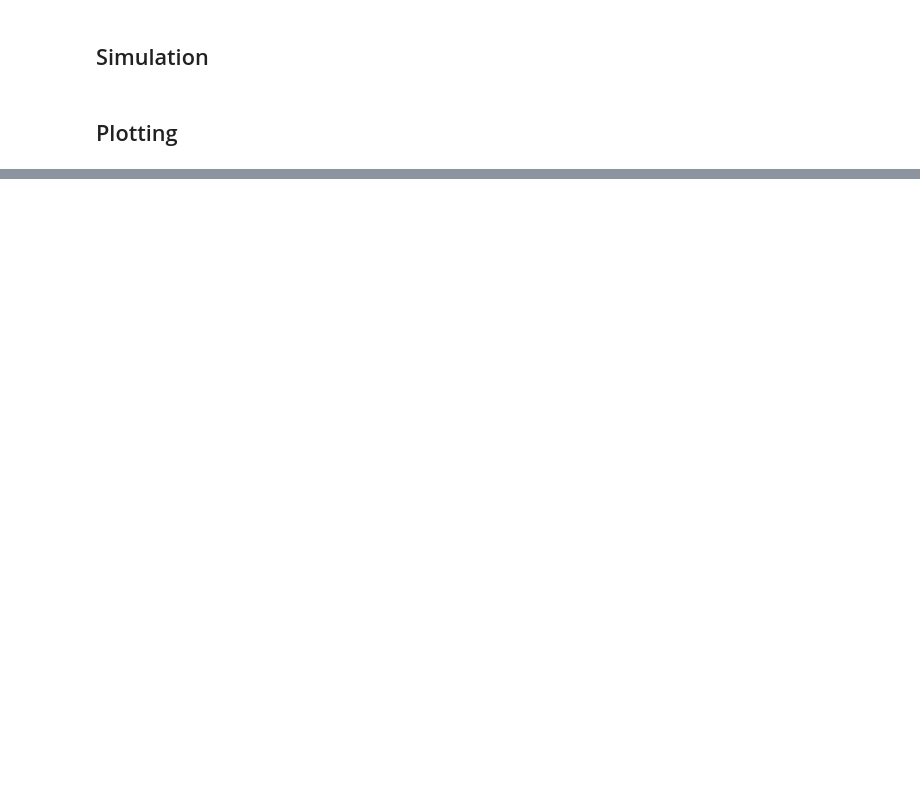
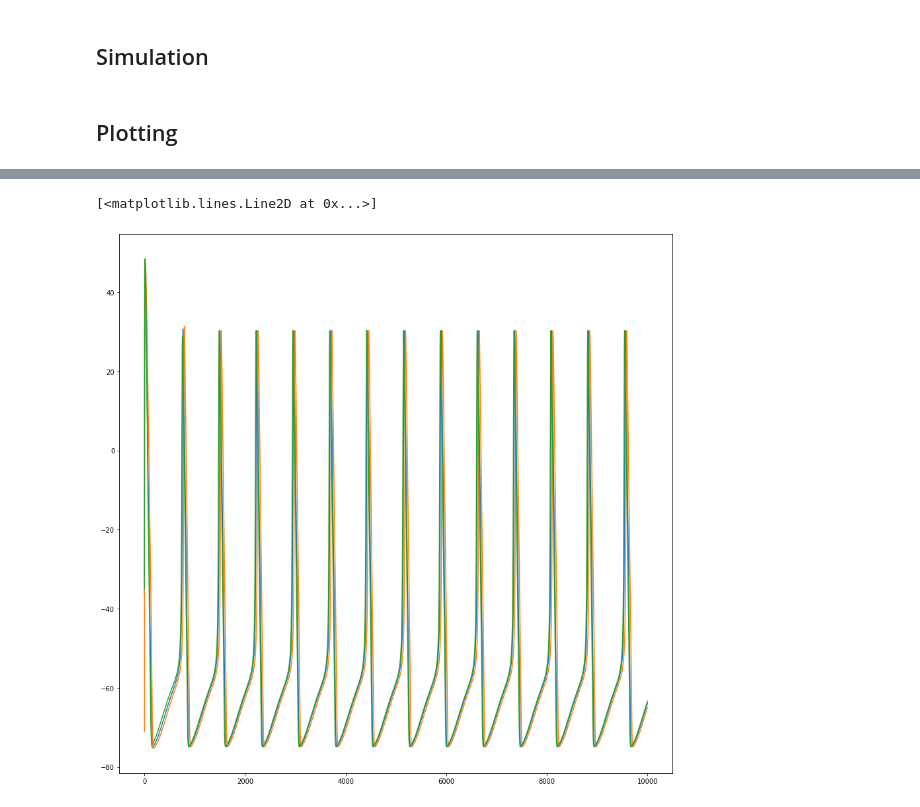
Before and after one commit to ndettmer/neuronal_synchrony_replication, a Jupyter notebook: NoNest.ipynb, the cells around one changed output, grey strips where cells are left out. Cells and saved outputs as stored; diff of their text form; code cells hidden in the pictures; blank space fills up the shorter version.

```diff
--- a/NoNest.ipynb
+++ b/NoNest.ipynb
@@ -189,0 +234,38 @@ Text(0.5, 1.0, 'N')
+# %%
+for j, neuron in enumerate(neurons):
+
+    for i in range(1, t.size):
+
+        sum_spikes = sum_over_spikes(t[i], t_spike, tau_l, V[i,j], E_syn, old_I, j)
+        I_syn = I_syn_calc(N, sum_spikes)
+        old_I = I_syn_calc(N, sum_spikes)
+
+        # intermediate
+        m_i = m[i - 1,j] + step_size * neuron.dm(V[i - 1,j], m[i - 1,j])
+        h_i = h[i - 1,j] + step_size * neuron.dh(V[i - 1,j], h[i - 1,j])
+        n_i = n[i - 1,j] + step_size * neuron.dn(V[i - 1,j], n[i - 1,j])
+        V_i = V[i - 1,j] + step_size * neuron.dV(V[i - 1,j], m[i-1,j], h[i-1,j], n[i-1,j])
+
+        # heun
+        m[i,j] = m[i - 1,j] + (step_size / 2.) * (neuron.dm(V[i - 1,j], m[i - 1,j]) + neuron.dm(V_i, m_i))
+        h[i,j] = h[i - 1,j] + (step_size / 2.) * (neuron.dh(V[i - 1,j], h[i - 1,j]) + neuron.dh(V_i, h_i))
+        n[i,j] = n[i - 1,j] + (step_size / 2.) * (neuron.dn(V[i - 1,j], n[i - 1,j]) + neuron.dn(V_i, n_i))
+
+        V_i = V[i - 1,j] + step_size * neuron.dV(V[i - 1,j], m[i-1,j], h[i-1,j], n[i-1,j])
+        V[i,j] = V[i - 1,j] + (step_size / 2.) * (neuron.dV(V[i - 1,j], m[i-1,j], h[i-1,j], n[i-1,j]) + neuron.dV(V_i, m[i,j], h[i,j], n[i,j]))
+
+        #update t_spike
+        if V[i - 1,j] > V[i,j] and down == False:
+            t_spike = t[i]
+            down = True
+        if V[i - 1,j] < V[i,j] and down == True:
+            down = False
+# %%
+fig, ax = plt.subplots(1,1, figsize=(15,15))
+
+ax.plot(V[:,0])
+ax.plot(V[:,1])
+ax.plot(V[:,2])
+# %% [output]
+[<matplotlib.lines.Line2D at 0x...>]
+[figure, added]
```
Also changed, not shown: parts of 6 cells of this notebook.
